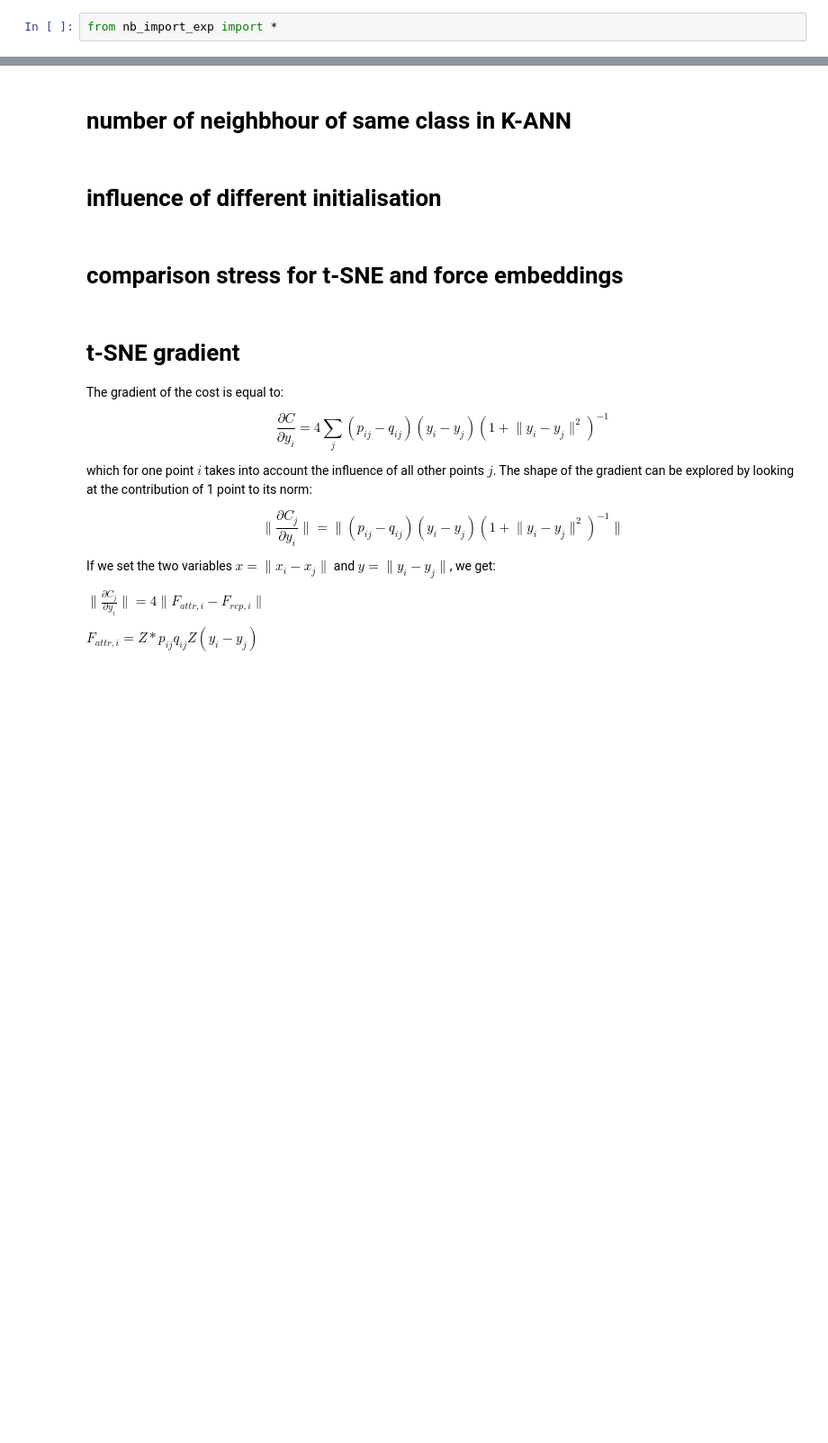
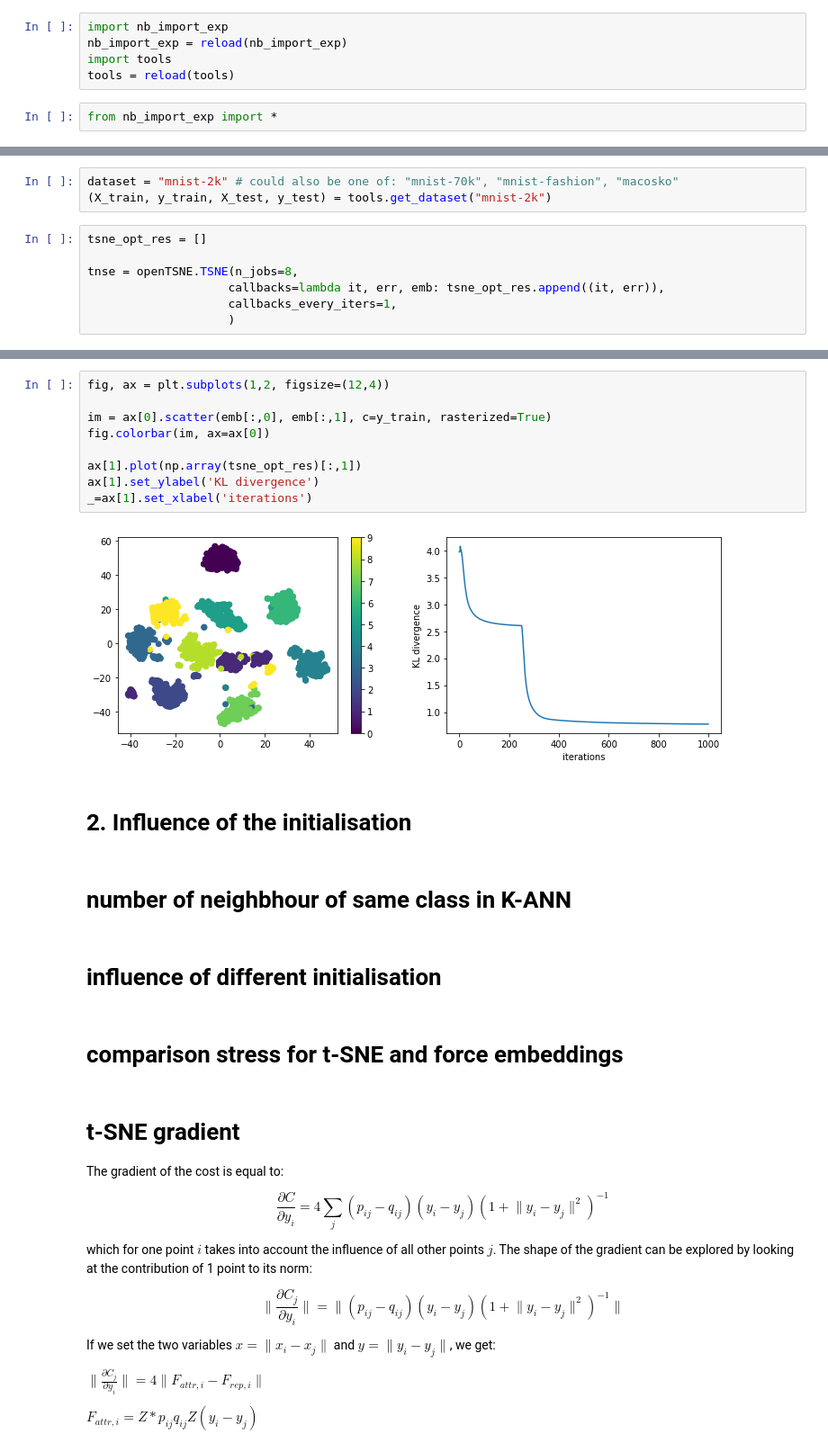
Before and after one commit to toinsson/raviz, a Jupyter notebook: Experiments.ipynb, the cells around one changed output, grey strips where cells are left out. Shown at 90% size. Drawn from its saved outputs; the diff is of its cells as text; blank space fills up the shorter version.

```diff
--- a/Experiments.ipynb
+++ b/Experiments.ipynb
@@ -3,3 +9,8 @@
+# %%
+import nb_import_exp
+nb_import_exp = reload(nb_import_exp)
+import tools
+tools = reload(tools)
 # %%
 from nb_import_exp import *
 # %% [markdown]
@@ -13,0 +64,10 @@ Follows what I have been trying.
+# %%
+dataset = "mnist-2k" # could also be one of: "mnist-70k", "mnist-fashion", "macosko"
+(X_train, y_train, X_test, y_test) = tools.get_dataset("mnist-2k")
+# %%
+tsne_opt_res = []
+
+tnse = openTSNE.TSNE(n_jobs=8,
+                    callbacks=lambda it, err, emb: tsne_opt_res.append((it, err)),
+                    callbacks_every_iters=1,
+                    )
@@ -14,3 +96,16 @@ Follows what I have been trying.
+# %%
+fig, ax = plt.subplots(1,2, figsize=(12,4))
+
+im = ax[0].scatter(emb[:,0], emb[:,1], c=y_train, rasterized=True)
+fig.colorbar(im, ax=ax[0])
+
+ax[1].plot(np.array(tsne_opt_res)[:,1])
+ax[1].set_ylabel('KL divergence')
+_=ax[1].set_xlabel('iterations')
+# %% [output]
+[figure, added]
+# %% [markdown]
+# 2. Influence of the initialisation
 # %% [markdown]
 # number of neighbhour of same class in K-ANN
 # %% [markdown]
```
Also changed, not shown: parts of 9 cells of this notebook, 5 other files.
